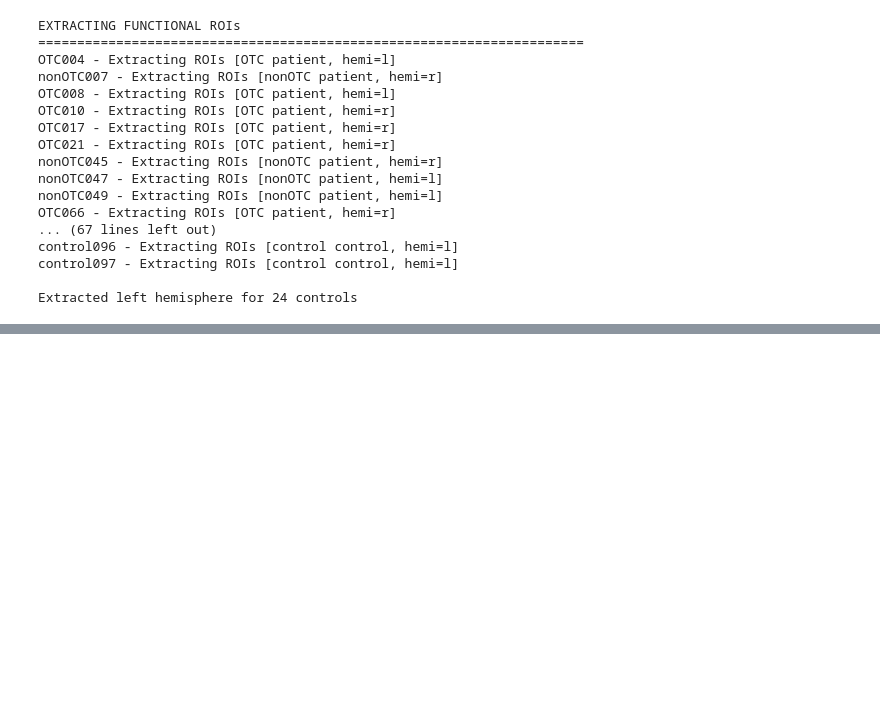
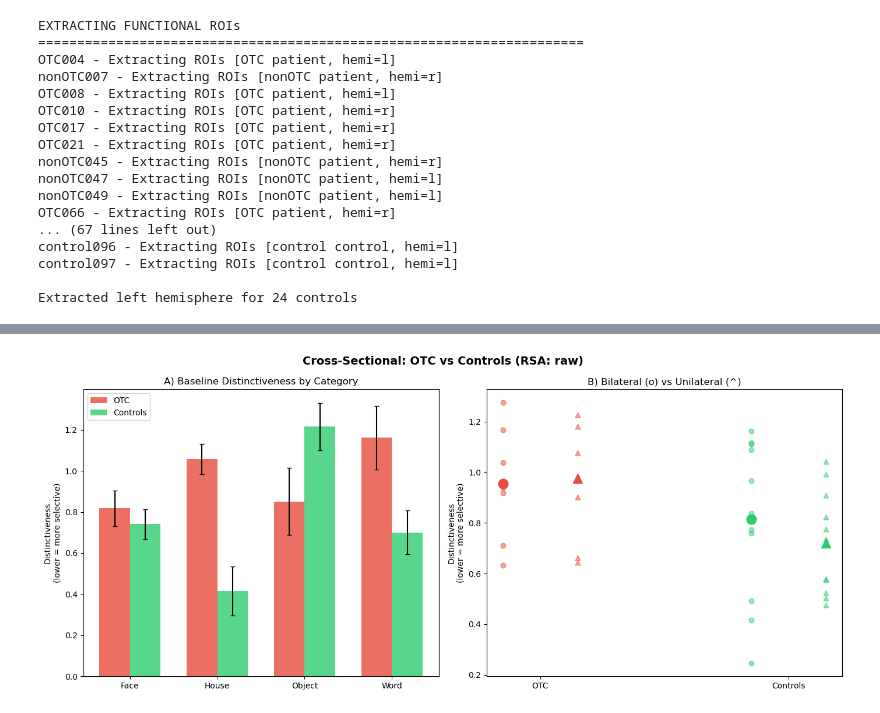
Before and after one commit to cnsimmons/sym_pt, a Jupyter notebook: B_analyses/03_mvpa_distinctiveness.ipynb, the cells around one changed output, grey strips where cells are left out. Drawn from its saved outputs; the diff is of its cells as text; code cells hidden in the pictures; blank space fills up the shorter version.

```diff
--- a/B_analyses/03_mvpa_distinctiveness.ipynb
+++ b/B_analyses/03_mvpa_distinctiveness.ipynb
@@ -1498 +2443,68 @@ print('\nCross-sectional analysis complete!')
+# %%
+# CELL 8: Cross-Sectional Visualization — OTC vs Controls  (CLEANED)
+###############################################################################
+
+def plot_cross_sectional(patient_data, ctrl_avg):
+    """Bar + scatter for OTC vs Controls cross-sectional."""
+
+    categories = ['Face', 'House', 'Object', 'Word']
+    groups = ['OTC', 'control']
+    colors = {'OTC': '#e74c3c', 'control': '#2ecc71'}
+    labels = {'OTC': 'OTC', 'control': 'Controls'}
+
+    fig, axes = plt.subplots(1, 2, figsize=(14, 6))
+
+    # Panel A: by category
+    ax = axes[0]
+    x = np.arange(len(categories))
+    width = 0.35
+    for i, group in enumerate(groups):
+        data = ctrl_avg if group == 'control' else patient_data
+        means, sems = [], []
+        for cat in categories:
+            vals = data[data['Category'] == cat]['Distinctiveness']
+            means.append(vals.mean() if len(vals) > 0 else 0)
+            sems.append(vals.std() / np.sqrt(len(vals)) if len(vals) > 1 else 0)
+        ax.bar(x + i * width, means, width, yerr=sems,
+               label=labels[group], color=colors[group], alpha=0.8, capsize=3)
+    ax.set_ylabel('Distinctiveness\n(lower = more selective)')
+    ax.set_xticks(x + width / 2)
+    ax.set_xticklabels(categories)
+    ax.legend()
+    ax.set_title('A) Baseline Distinctiveness by Category')
+
+    # Panel B: bilateral vs unilateral
+    ax = axes[1]
+    for i, group in enumerate(groups):
+        data = ctrl_avg if group == 'control' else patient_data
+        subj_col = 'Subject_Base' if group == 'control' else 'Subject'
+        if len(data) == 0:
+            continue
+        for subj in data[subj_col].unique():
+            sd = data[data[subj_col] == subj]
+            bil = sd[sd['Category_Type'] == 'Bilateral']['Distinctiveness'].mean()
+            uni = sd[sd['Category_Type'] == 'Unilateral']['Distinctiveness'].mean()
+            ax.scatter(i, bil, color=colors[group], marker='o', alpha=0.5, s=40)
+            ax.scatter(i + 0.3, uni, color=colors[group], marker='^', alpha=0.5, s=40)
+        bil_m = data[data['Category_Type'] == 'Bilateral']['Distinctiveness'].mean()
+        uni_m = data[data['Category_Type'] == 'Unilateral']['Distinctiveness'].mean()
+        ax.plot([i], [bil_m], 'o', color=colors[group], markersize=12, zorder=10)
+        ax.plot([i + 0.3], [uni_m], '^', color=colors[group], markersize=12, zorder=10)
+    ax.set_xticks([0.15, 1.15])
+    ax.set_xticklabels(['OTC', 'Controls'])
+    ax.set_ylabel('Distinctiveness\n(lower = more selective)')
+    ax.set_title('B) Bilateral (o) vs Unilateral (^)')
+
+    plt.suptitle(f'Cross-Sectional: OTC vs Controls (RSA: {RSA_METHOD})',
+                 fontsize=14, fontweight='bold')
+    plt.tight_layout()
+    plt.savefig(str(OUTPUT_DIR / f'cross_sectional_{RSA_METHOD}.png'),
+                dpi=150, bbox_inches='tight')
+    plt.show()
+
+
+if len(patient_cross) > 0:
+    plot_cross_sectional(patient_cross, ctrl_cross)
+# %% [output]
+[figure, added]
 # %%
```
Also changed, not shown: parts of 17 cells of this notebook, 1 other file.
